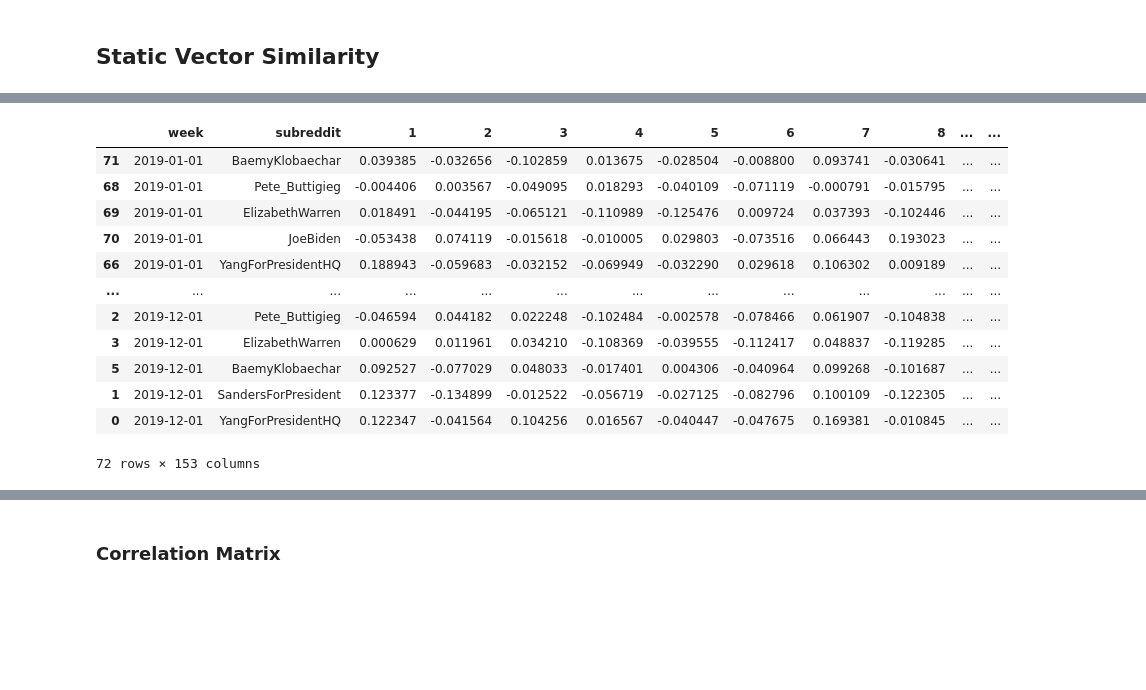
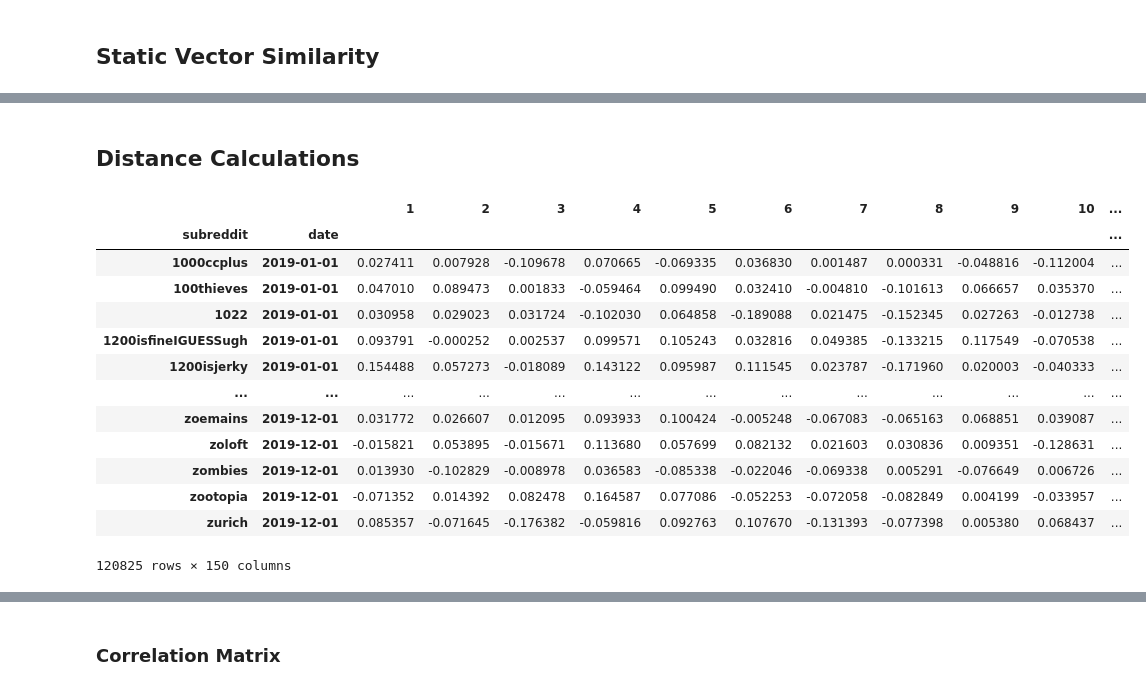
Before and after one commit to CSSLab/political-subreddits, a Jupyter notebook: Exploratory_Analysis.ipynb, the cells around one changed output, grey strips where cells are left out. Saved outputs shown, nothing was run; the diff lists cells and outputs as text; code cells hidden in the pictures; blank space fills up the shorter version.

```diff
--- a/Exploratory_Analysis.ipynb
+++ b/Exploratory_Analysis.ipynb
@@ -399,24 +439,25 @@ embedding
-# %%
-def avg_distance(subreddit,week):
-    filter_week = embedding[embedding["week"] == week]
-    sub_vec = filter_week[filter_week["subreddit"] == subreddit].drop(["subreddit","week"],axis=1).to_numpy().flatten()
-    other_vecs = filter_week[filter_week["subreddit"] != subreddit].drop(["subreddit","week"],axis=1).to_numpy()
-    dists = np.apply_along_axis(lambda a : 1 - cos_sim(sub_vec,a), 1, other_vecs)
-    return np.mean(dists)
-# embedding = embedding[~embedding["subreddit"].isin(right_candidates)]
-embedding["avg_dist"] = np.vectorize(avg_distance)(embedding['subreddit'], embedding['week'])
-embedding
-# %% [output]
-|  | week | subreddit | 1 | 2 | 3 | 4 | 5 | 6 | 7 | 8 | ... | ... |
-| 71 | 2019-01-01 | BaemyKlobaechar | 0.039385 | -0.032656 | -0.102859 | 0.013675 | -0.028504 | -0.008800 | 0.093741 | -0.030641 | ... | ... |
-| 68 | 2019-01-01 | Pete_Buttigieg | -0.004406 | 0.003567 | -0.049095 | 0.018293 | -0.040109 | -0.071119 | -0.000791 | -0.015795 | ... | ... |
-| 69 | 2019-01-01 | ElizabethWarren | 0.018491 | -0.044195 | -0.065121 | -0.110989 | -0.125476 | 0.009724 | 0.037393 | -0.102446 | ... | ... |
-| 70 | 2019-01-01 | JoeBiden | -0.053438 | 0.074119 | -0.015618 | -0.010005 | 0.029803 | -0.073516 | 0.066443 | 0.193023 | ... | ... |
-| 66 | 2019-01-01 | YangForPresidentHQ | 0.188943 | -0.059683 | -0.032152 | -0.069949 | -0.032290 | 0.029618 | 0.106302 | 0.009189 | ... | ... |
-| ... | ... | ... | ... | ... | ... | ... | ... | ... | ... | ... | ... | ... |
-| 2 | 2019-12-01 | Pete_Buttigieg | -0.046594 | 0.044182 | 0.022248 | -0.102484 | -0.002578 | -0.078466 | 0.061907 | -0.104838 | ... | ... |
-| 3 | 2019-12-01 | ElizabethWarren | 0.000629 | 0.011961 | 0.034210 | -0.108369 | -0.039555 | -0.112417 | 0.048837 | -0.119285 | ... | ... |
-| 5 | 2019-12-01 | BaemyKlobaechar | 0.092527 | -0.077029 | 0.048033 | -0.017401 | 0.004306 | -0.040964 | 0.099268 | -0.101687 | ... | ... |
-| 1 | 2019-12-01 | SandersForPresident | 0.123377 | -0.134899 | -0.012522 | -0.056719 | -0.027125 | -0.082796 | 0.100109 | -0.122305 | ... | ... |
-| 0 | 2019-12-01 | YangForPresidentHQ | 0.122347 | -0.041564 | 0.104256 | 0.016567 | -0.040447 | -0.047675 | 0.169381 | -0.010845 | ... | ... |
-72 rows × 153 columns
+# %% [markdown]
+## Distance Calculations
+# %%
+embedding = load_embedding("/h/224/cameron/Political-Subreddit-Embedding/trained_embeddings/temporal/{}/{}_vecs_0.0028_15.txt".format(TIME_FRAME,TIME_FRAME),split=False)
+#Parse out date and subreddit from single index
+t = embedding.index.map(lambda x: parse_tup(x,date_str="%d/%m/%Y"))
+t = list(map(tuple,t))
+embedding.index = pd.MultiIndex.from_tuples(t)
+embedding = embedding.rename_axis(("subreddit", "date")).sort_values(["date","subreddit"])
+embedding
+# %% [output]
+|  |  | 1 | 2 | 3 | 4 | 5 | 6 | 7 | 8 | 9 | 10 | ... |
+| subreddit | date |  |  |  |  |  |  |  |  |  |  | ... |
+| 1000ccplus | 2019-01-01 | 0.027411 | 0.007928 | -0.109678 | 0.070665 | -0.069335 | 0.036830 | 0.001487 | 0.000331 | -0.048816 | -0.112004 | ... |
+| 100thieves | 2019-01-01 | 0.047010 | 0.089473 | 0.001833 | -0.059464 | 0.099490 | 0.032410 | -0.004810 | -0.101613 | 0.066657 | 0.035370 | ... |
+| 1022 | 2019-01-01 | 0.030958 | 0.029023 | 0.031724 | -0.102030 | 0.064858 | -0.189088 | 0.021475 | -0.152345 | 0.027263 | -0.012738 | ... |
+| 1200isfineIGUESSugh | 2019-01-01 | 0.093791 | -0.000252 | 0.002537 | 0.099571 | 0.105243 | 0.032816 | 0.049385 | -0.133215 | 0.117549 | -0.070538 | ... |
+| 1200isjerky | 2019-01-01 | 0.154488 | 0.057273 | -0.018089 | 0.143122 | 0.095987 | 0.111545 | 0.023787 | -0.171960 | 0.020003 | -0.040333 | ... |
+| ... | ... | ... | ... | ... | ... | ... | ... | ... | ... | ... | ... | ... |
+| zoemains | 2019-12-01 | 0.031772 | 0.026607 | 0.012095 | 0.093933 | 0.100424 | -0.005248 | -0.067083 | -0.065163 | 0.068851 | 0.039087 | ... |
+| zoloft | 2019-12-01 | -0.015821 | 0.053895 | -0.015671 | 0.113680 | 0.057699 | 0.082132 | 0.021603 | 0.030836 | 0.009351 | -0.128631 | ... |
+| zombies | 2019-12-01 | 0.013930 | -0.102829 | -0.008978 | 0.036583 | -0.085338 | -0.022046 | -0.069338 | 0.005291 | -0.076649 | 0.006726 | ... |
+| zootopia | 2019-12-01 | -0.071352 | 0.014392 | 0.082478 | 0.164587 | 0.077086 | -0.052253 | -0.072058 | -0.082849 | 0.004199 | -0.033957 | ... |
+| zurich | 2019-12-01 | 0.085357 | -0.071645 | -0.176382 | -0.059816 | 0.092763 | 0.107670 | -0.131393 | -0.077398 | 0.005380 | 0.068437 | ... |
+120825 rows × 150 columns
```
Also changed, not shown: parts of 23 cells of this notebook, 4 other files.
